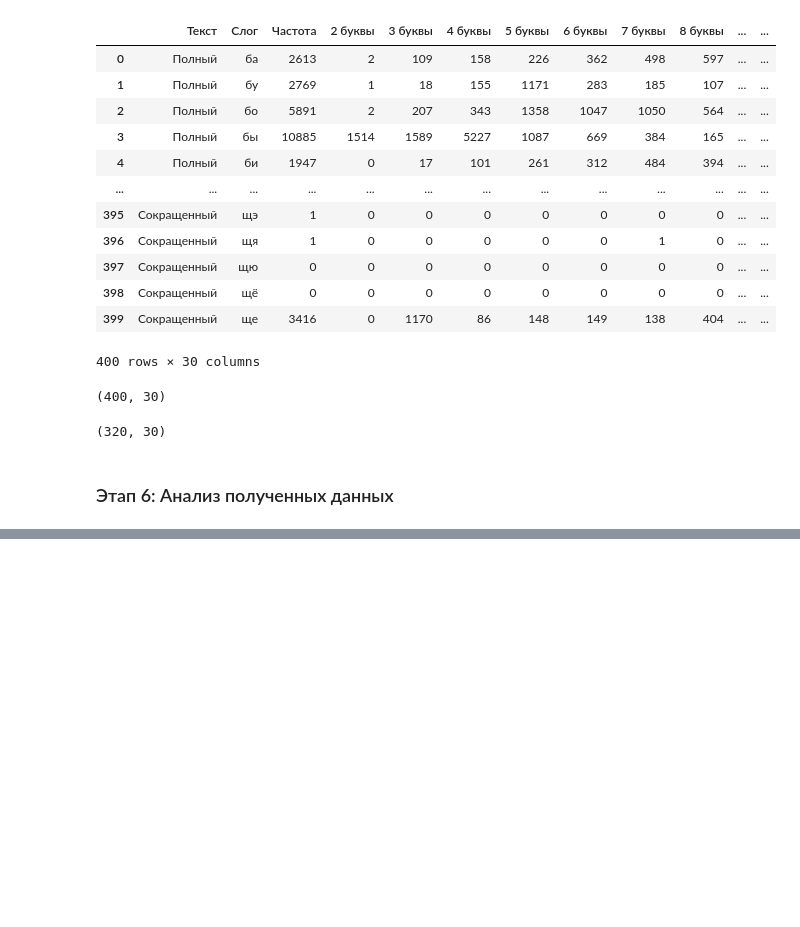
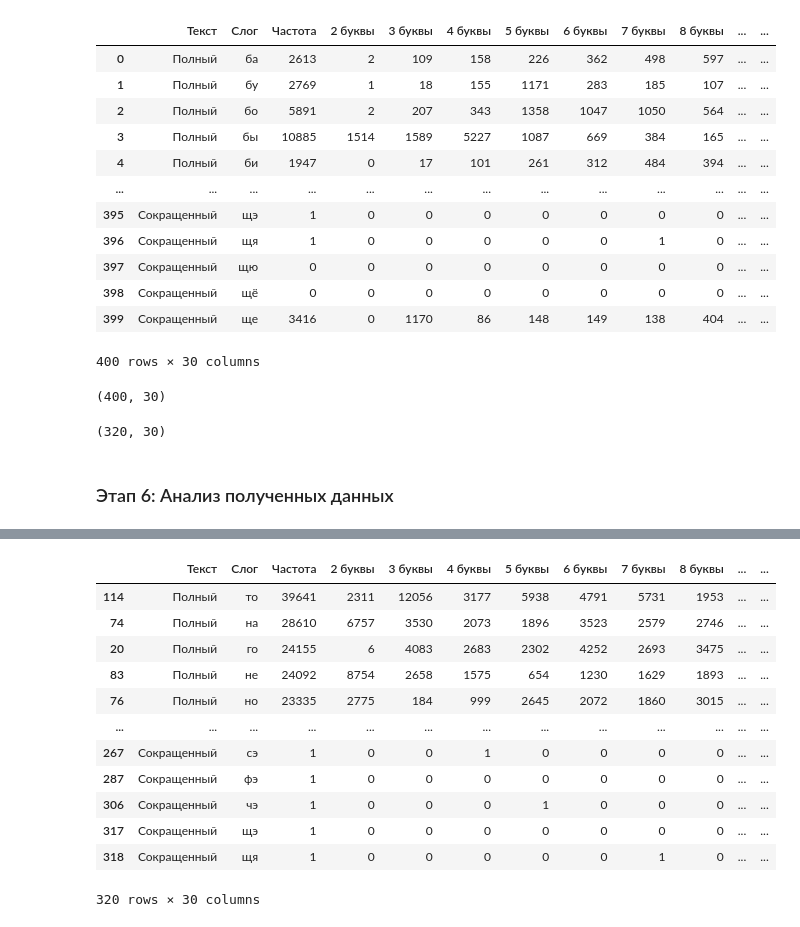
Before and after one commit to averkief/My_Date_Analytics, a Jupyter notebook: Popular_Russian_syllables.ipynb, the cells around one changed output, grey strips where cells are left out. Cells and saved outputs as stored; diff of their text form; code cells hidden in the pictures; blank space fills up the shorter version.

```diff
--- a/Popular_Russian_syllables.ipynb
+++ b/Popular_Russian_syllables.ipynb
@@ -388,0 +417,16 @@ DF_SLOG_work
+# %%
+DF_SLOG_work
+# %% [output]
+|  | Текст | Слог | Частота | 2 буквы | 3 буквы | 4 буквы | 5 буквы | 6 буквы | 7 буквы | 8 буквы | ... | ... |
+| 114 | Полный | то | 39641 | 2311 | 12056 | 3177 | 5938 | 4791 | 5731 | 1953 | ... | ... |
+| 74 | Полный | на | 28610 | 6757 | 3530 | 2073 | 1896 | 3523 | 2579 | 2746 | ... | ... |
+| 20 | Полный | го | 24155 | 6 | 4083 | 2683 | 2302 | 4252 | 2693 | 3475 | ... | ... |
+| 83 | Полный | не | 24092 | 8754 | 2658 | 1575 | 654 | 1230 | 1629 | 1893 | ... | ... |
+| 76 | Полный | но | 23335 | 2775 | 184 | 999 | 2645 | 2072 | 1860 | 3015 | ... | ... |
+| ... | ... | ... | ... | ... | ... | ... | ... | ... | ... | ... | ... | ... |
+| 267 | Сокращенный | сэ | 1 | 0 | 0 | 1 | 0 | 0 | 0 | 0 | ... | ... |
+| 287 | Сокращенный | фэ | 1 | 0 | 0 | 0 | 0 | 0 | 0 | 0 | ... | ... |
+| 306 | Сокращенный | чэ | 1 | 0 | 0 | 0 | 1 | 0 | 0 | 0 | ... | ... |
+| 317 | Сокращенный | щэ | 1 | 0 | 0 | 0 | 0 | 0 | 0 | 0 | ... | ... |
+| 318 | Сокращенный | щя | 1 | 0 | 0 | 0 | 0 | 0 | 1 | 0 | ... | ... |
+320 rows × 30 columns
```
Also changed, not shown: parts of 26 cells of this notebook.
